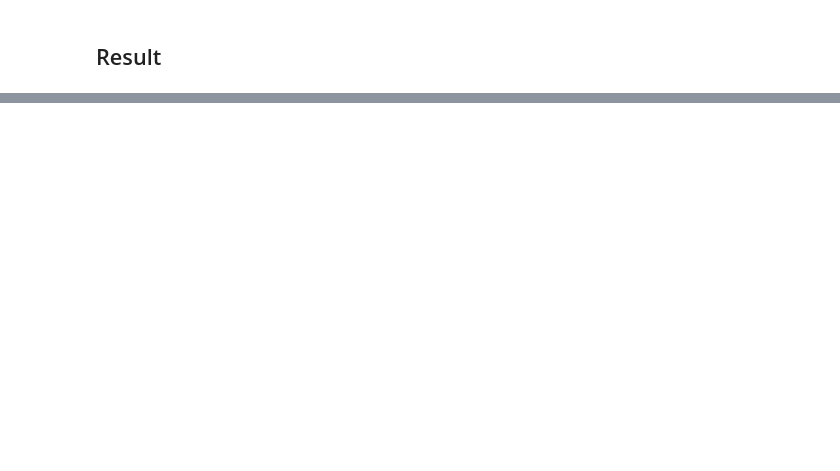
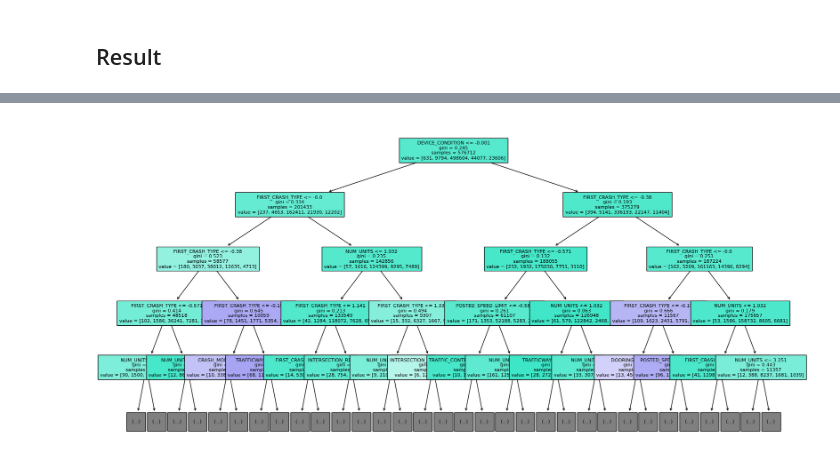
Before and after one commit to HuyHoangTuan/accidents_data_governance, a Jupyter notebook: src/note_book/main.ipynb, the cells around one changed output, grey strips where cells are left out. Drawn from its saved outputs; the diff is of its cells as text; code cells hidden in the pictures; blank space fills up the shorter version.

```diff
--- a/src/note_book/main.ipynb
+++ b/src/note_book/main.ipynb
@@ -281,3 +281,9 @@ weighted avg       0.80      0.78      0.79    180223
+# %%
+fig, ax = plt.subplots(figsize=(20, 10))
+plot_tree(kernel, max_depth=4, fontsize=8, feature_names=x_chicago.columns.to_list(), class_names = None, filled=True)
+plt.show()
+# %% [output]
+[figure, added]
 # %%
 cm = confusion_matrix(y_true=y_test, y_pred=y_pred)
 index = list(label_encoder['MOST_SEVERE_INJURY'].classes_)
```
Also changed, not shown: parts of 18 cells of this notebook.
